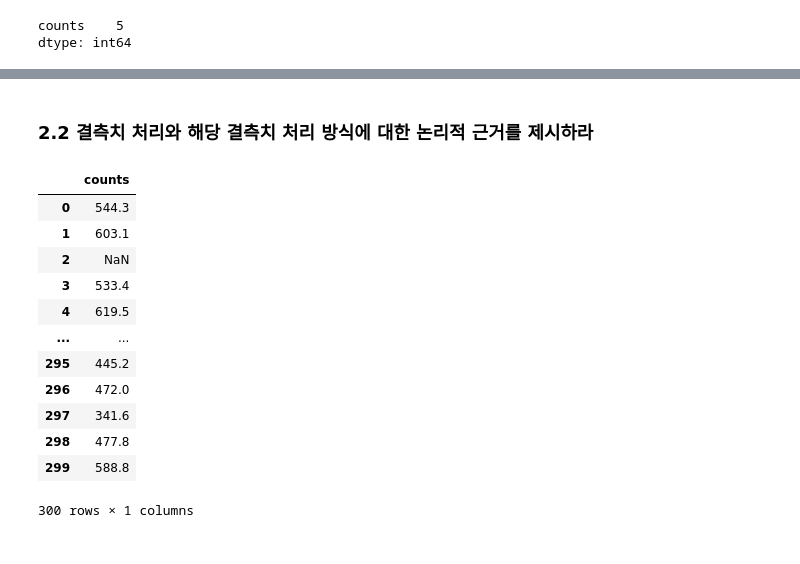
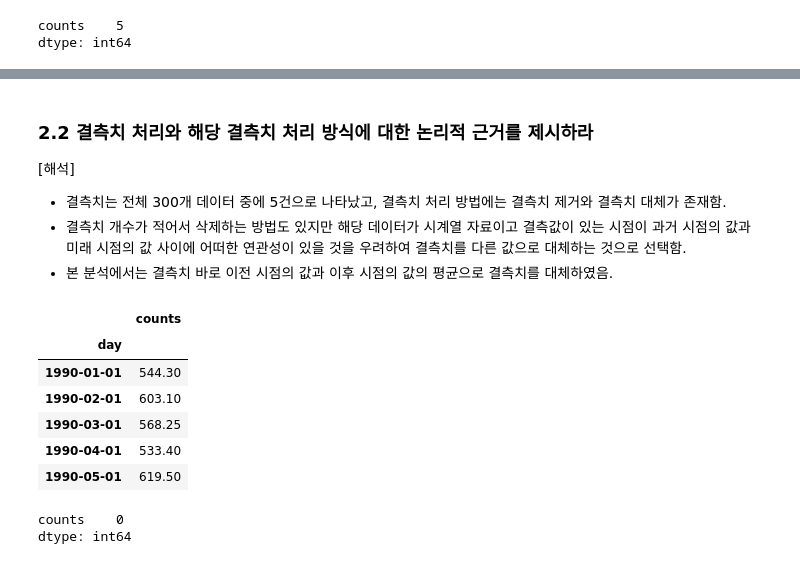
Before and after one commit to Park-Young-Bin/ADP_code, a Jupyter notebook: 25회 기출.ipynb, the cells around one changed output, grey strips where cells are left out. Saved outputs shown, nothing was run; the diff lists cells and outputs as text; code cells hidden in the pictures.

```diff
--- a/25회 기출.ipynb
+++ b/25회 기출.ipynb
@@ -274,8 +275,25 @@ Name: silhouette_coeff, dtype: float64
 ### 2.1 EDA와 시각화를 진행하라
 # %%
 import pandas as pd
+import numpy as np
+import seaborn as sns
+import matplotlib.pyplot as plt
+plt.rc('font', family='Malgun Gothic')
+plt.rcParams['axes.unicode_minus']=False
 
+# 데이터 불러오기
 df= pd.read_csv('https://raw.githubusercontent.com/Datamanim/datarepo/main/adp/25/problem2.csv',index_col = 0)
-display(df.head())
 print(df.shape)
+
+# 2023년 1월 1일부터 월 단위로 300개의 날짜 데이터 생성
+start_date = pd.to_datetime('1990-01-01')
+date_index = pd.date_range(start=start_date, periods=len(df), freq='MS')
+
+# 날짜 데이터프레임
+df_datetime = pd.DataFrame(date_index, columns=['day'])
+
+# 두 데이터 프레임 결합 및 인덱스 설정
+df1 = pd.concat([df, df_datetime], axis=1)
+df1.set_index('day', inplace=True)
+display(df1.head())
 # %% [output]
@@ -327,18 +354,21 @@ dtype: int64
 # %% [markdown]
 ### 2.2 결측치 처리와 해당 결측치 처리 방식에 대한 논리적 근거를 제시하라
+[해석]
+- 결측치는 전체 300개 데이터 중에 5건으로 나타났고, 결측치 처리 방법에는 결측치 제거와 결측치 대체가 존재함.
+- 결측치 개수가 적어서 삭제하는 방법도 있지만 해당 데이터가 시계열 자료이고 결측값이 있는 시점이 과거 시점의 값과 미래 시점의 값 사이에 어떠한 연관성이 있을 것을 우려하여 결측치를 다른 값으로 대체하는 것으로 선택함.
+- 본 분석에서는 결측치 바로 이전 시점의 값과 이후 시점의 값의 평균으로 결측치를 대체하였음.
 # %%
-df
+# 결측치를 바로 이전 값과 이후 값의 평균으로 대체
+df1['counts'].fillna( (df1['counts'].ffill() + df1['counts'].bfill()) / 2, inplace=True)
+display(df1.head())
+print(df1.isna().sum())
 # %% [output]
 |  | counts |
-| 0 | 544.3 |
-| 1 | 603.1 |
-| 2 | NaN |
-| 3 | 533.4 |
-| 4 | 619.5 |
-| ... | ... |
-| 295 | 445.2 |
-| 296 | 472.0 |
-| 297 | 341.6 |
-| 298 | 477.8 |
-| 299 | 588.8 |
+| day |  |
+| 1990-01-01 | 544.30 |
+| 1990-02-01 | 603.10 |
+| 1990-03-01 | 568.25 |
+| 1990-04-01 | 533.40 |
+| 1990-05-01 | 619.50 |
-300 rows × 1 columns
+counts    0
+dtype: int64
```
Also changed, not shown: parts of 46 cells of this notebook.
